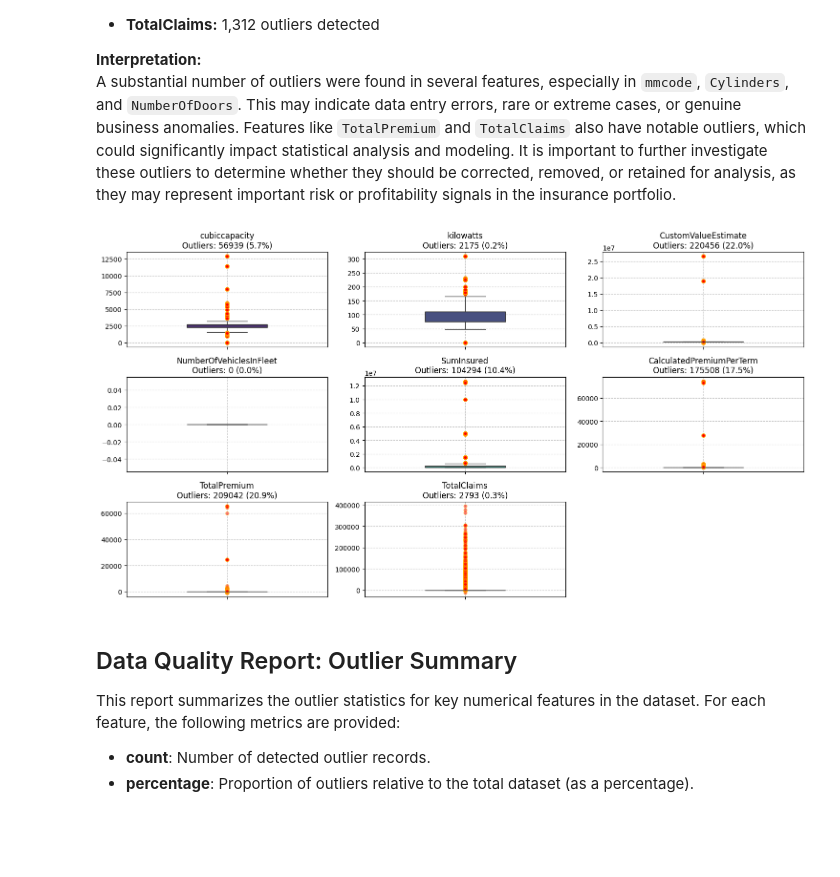
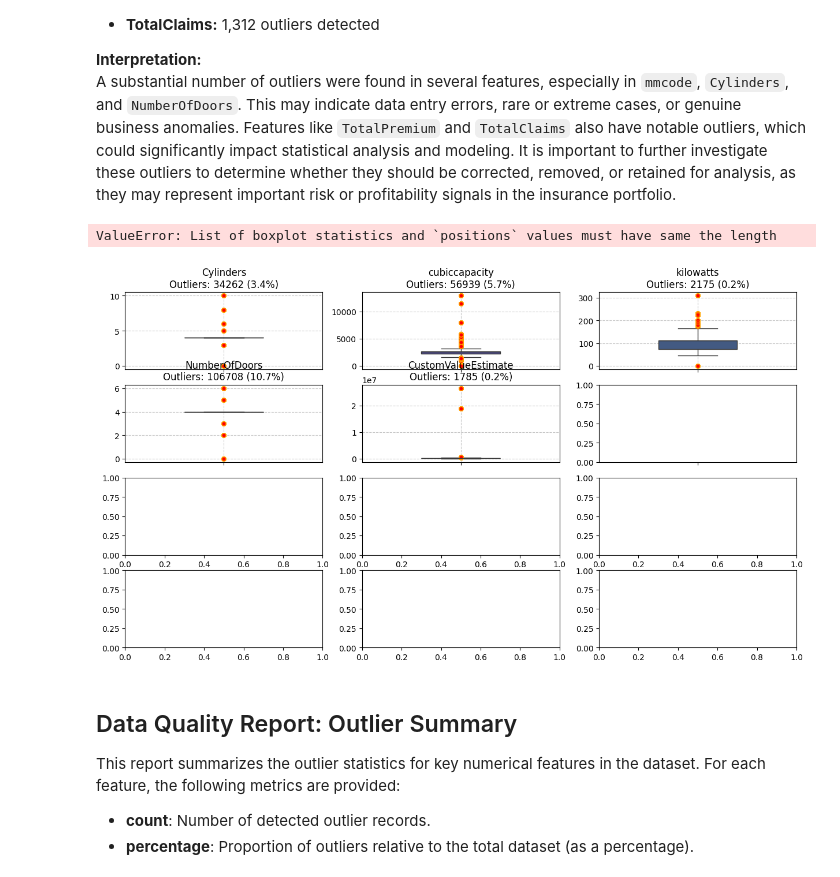
Before and after one commit to segnig/End-2-End-Insurance-Risk-Analytics-Predictive-Modeling, a Jupyter notebook: notebooks/task-1.ipynb, the cells around one changed output. Cells and saved outputs as stored; diff of their text form; code cells hidden in the pictures; blank space fills up the shorter version.

```diff
--- a/notebooks/task-1.ipynb
+++ b/notebooks/task-1.ipynb
@@ -546,36 +465,37 @@ def plot_boxplots(df, numerical_features, figsize=(15, 8), whis=1.5, palette='vi
 
         # Store outlier info
         outliers_info[col] = {
             'count': len(outliers),
             'percentage': outliers_pct,
             'lower_bound': lower_bound,
             'upper_bound': upper_bound
         }
 
         # Add annotations
         ax.set_title(f'{col}\nOutliers: {len(outliers)} ({outliers_pct:.1f}%)')
         ax.set_ylabel('')
         ax.grid(True, linestyle='--', alpha=0.7)
 
         # Rotate x-axis labels if needed
         plt.setp(ax.get_xticklabels(), rotation=45)
 
     # Hide unused subplots
     for j in range(len(numerical_features), len(axes)):
         axes[j].set_visible(False)
 
     plt.tight_layout()
     plt.show()
 
     return outliers_info
 
-df["NumberOfDoors"] = df["NumberOfDoors"].astype(int)
-df["Cylinders"] = df["Cylinders"].astype(int)
+# df["NumberOfDoors"] = df["NumberOfDoors"].astype(int)
+# df["Cylinders"] = df["Cylinders"].astype(int)
 
 numerical_features = df.select_dtypes(include="float").columns.to_list()
 outliers_infomation = plot_boxplots(df, numerical_features=numerical_features)
 # %% [output]
+ValueError: List of boxplot statistics and `positions` values must have same the length
-[figure, old version]
+[figure, new version]
 # %% [markdown]
 ## Data Quality Report: Outlier Summary
 
```
Also changed, not shown: parts of 11 cells of this notebook, 3 other files.
